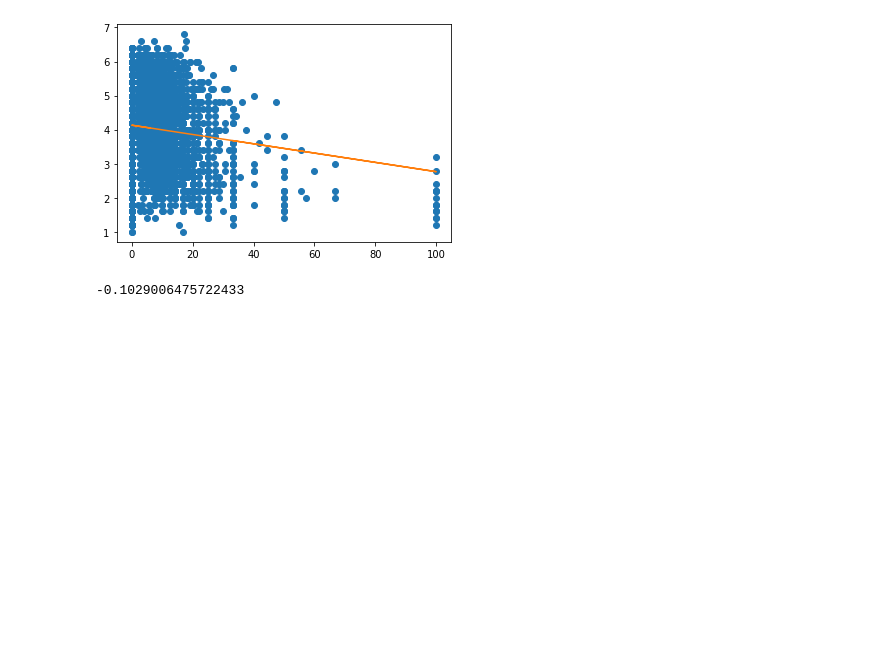
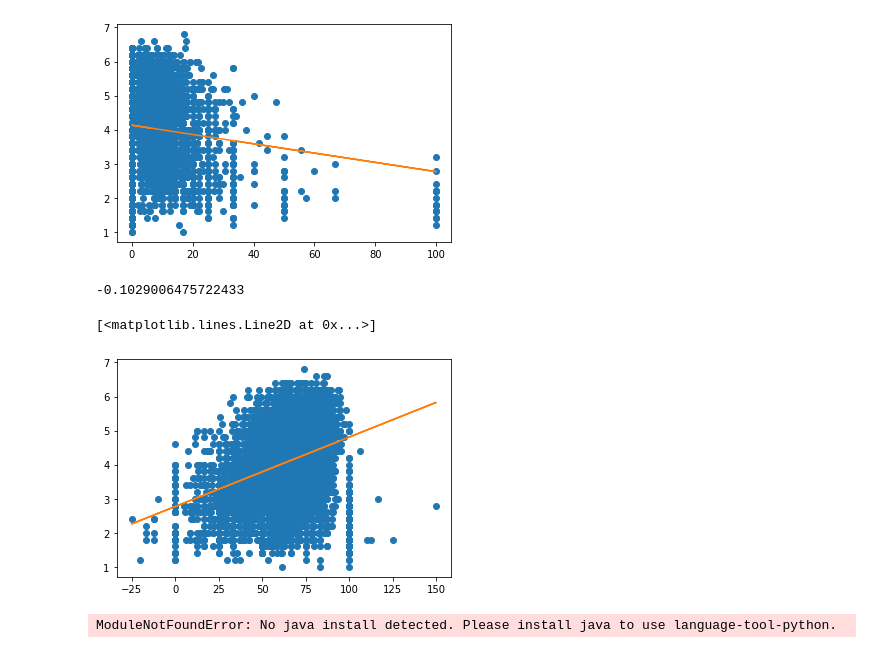
Before and after one commit to JackMcKechnie/Leveraging-Language-Formality-for-Sensitivity-Classification, a Jupyter notebook: spellcheck_vs_formality.ipynb, the cells around one changed output. Drawn from its saved outputs; the diff is of its cells as text; code cells hidden in the pictures; blank space fills up the shorter version.

```diff
--- a/spellcheck_vs_formality.ipynb
+++ b/spellcheck_vs_formality.ipynb
@@ -43,3 +44,26 @@ correlation = data["Formality"].corr(data["Spelling Error Percentage"])
 correlation
 # %% [output]
 -0.1029006475722433
+# %%
+#Check correlation betweeen F-Score and formality
+
+fscore_correlation = data["Formality"].corr(data["F-score"])
+fscore_correlation
+
+y = data["Formality"]
+x = data["F-score"]
+m,b = np.polyfit(x,y,1)
+plt.plot(x,y,'o')
+plt.plot(x,m*x + b)
+# %% [output]
+[<matplotlib.lines.Line2D at 0x...>]
+[figure, added]
+# %%
+#Test spellcheck and grammar correlation
+tool = language_tool_python.LanguageTool('en-US')
+
+for sentence in data["Sentence"]:
+    errors = tool.check(sentence)
+    print(len(errors))
+# %% [output]
+ModuleNotFoundError: No java install detected. Please install java to use language-tool-python.
```
Also changed, not shown: parts of 1 cell of this notebook.
